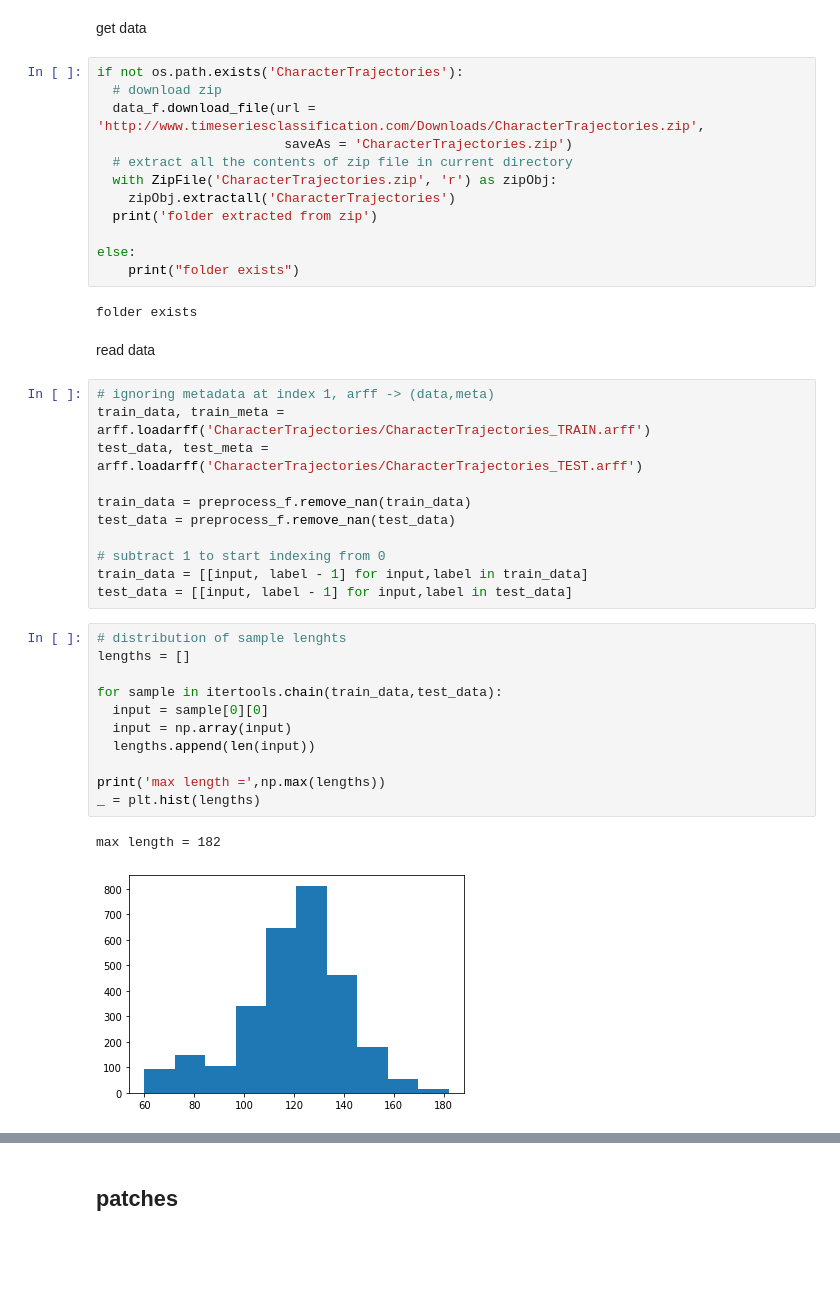
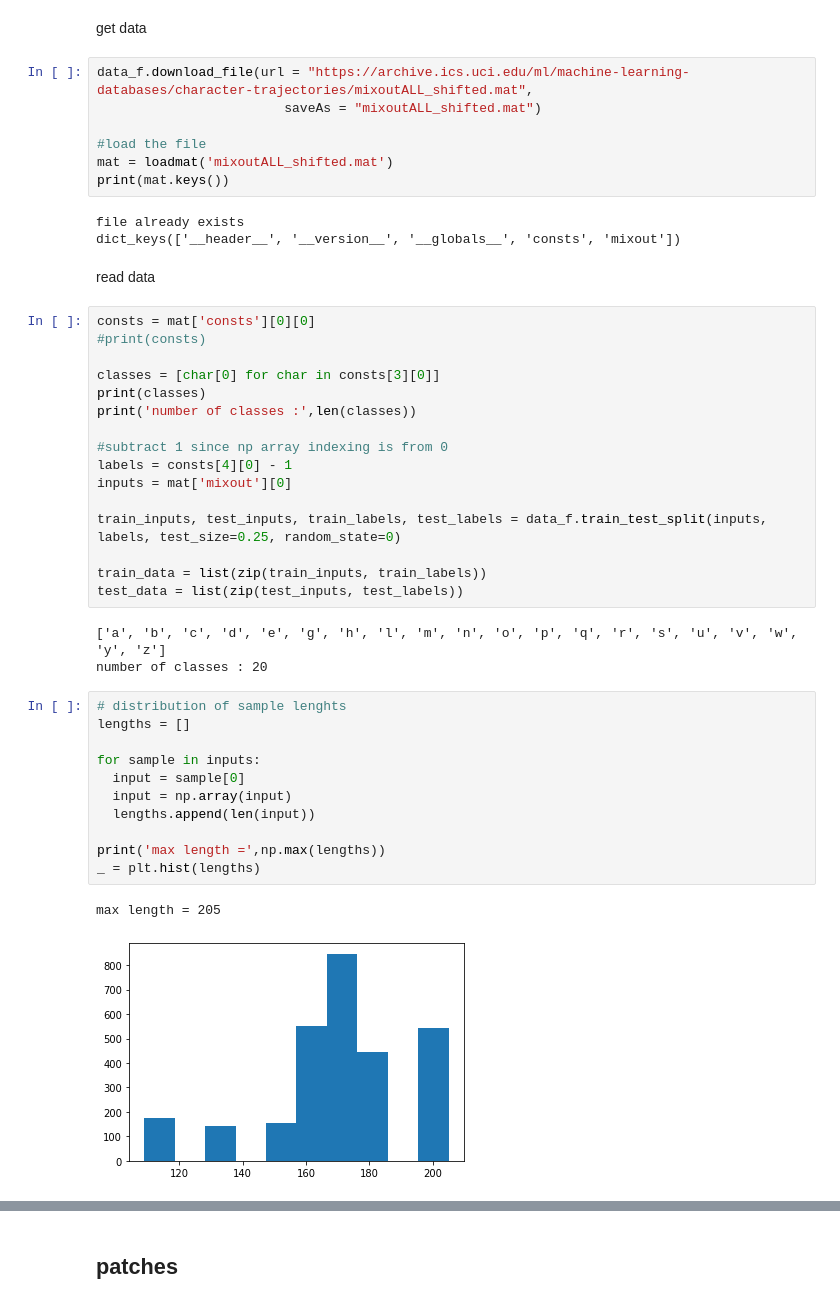
Before and after one commit to gourarushi/Character-Trajectory, a Jupyter notebook: project/CharacterTrajectories_Patches.ipynb, the cells around one changed output, grey strips where cells are left out. Cells and saved outputs as stored; diff of their text form; blank space fills up the shorter version.

```diff
--- a/project/CharacterTrajectories_Patches.ipynb
+++ b/project/CharacterTrajectories_Patches.ipynb
@@ -49,44 +47,48 @@ importlib.reload(plotting_f)
 ## get and read data
 # %% [markdown]
 get data
-# %%
-if not os.path.exists('CharacterTrajectories'):
-  # download zip
-  data_f.download_file(url = 'http://www.timeseriesclassification.com/Downloads/CharacterTrajectories.zip',
-                        saveAs = 'CharacterTrajectories.zip')
-  # extract all the contents of zip file in current directory
-  with ZipFile('CharacterTrajectories.zip', 'r') as zipObj:
-    zipObj.extractall('CharacterTrajectories')
-  print('folder extracted from zip')
-
-else:
-    print("folder exists")
-# %% [output]
-folder exists
+# %%
+data_f.download_file(url = "https://archive.ics.uci.edu/ml/machine-learning-databases/character-trajectories/mixoutALL_shifted.mat",
+                        saveAs = "mixoutALL_shifted.mat")
+
+#load the file
+mat = loadmat('mixoutALL_shifted.mat')
+print(mat.keys())
+# %% [output]
+file already exists
+dict_keys(['__header__', '__version__', '__globals__', 'consts', 'mixout'])
 # %% [markdown]
 read data
-# %%
-# ignoring metadata at index 1, arff -> (data,meta)
-train_data, train_meta = arff.loadarff('CharacterTrajectories/CharacterTrajectories_TRAIN.arff')
-test_data, test_meta = arff.loadarff('CharacterTrajectories/CharacterTrajectories_TEST.arff')
-
-train_data = preprocess_f.remove_nan(train_data)
-test_data = preprocess_f.remove_nan(test_data)
-
-# subtract 1 to start indexing from 0
-train_data = [[input, label - 1] for input,label in train_data]
-test_data = [[input, label - 1] for input,label in test_data]
+# %%
+consts = mat['consts'][0][0]
+#print(consts)
+
+classes = [char[0] for char in consts[3][0]]
+print(classes)
+print('number of classes :',len(classes))
+
+#subtract 1 since np array indexing is from 0
+labels = consts[4][0] - 1
+inputs = mat['mixout'][0]
+
+train_inputs, test_inputs, train_labels, test_labels = data_f.train_test_split(inputs, labels, test_size=0.25, random_state=0)
+
+train_data = list(zip(train_inputs, train_labels))
+test_data = list(zip(test_inputs, test_labels))
+# %% [output]
+['a', 'b', 'c', 'd', 'e', 'g', 'h', 'l', 'm', 'n', 'o', 'p', 'q', 'r', 's', 'u', 'v', 'w', 'y', 'z']
+number of classes : 20
 # %%
 # distribution of sample lenghts
 lengths = []
 
-for sample in itertools.chain(train_data,test_data):
-  input = sample[0][0]
+for sample in inputs:
+  input = sample[0]
   input = np.array(input)
   lengths.append(len(input))
 
 print('max length =',np.max(lengths))
 _ = plt.hist(lengths)
 # %% [output]
-max length = 182
+max length = 205
-[figure, old version]
+[figure, new version]
```
Also changed, not shown: parts of 20 cells of this notebook.
